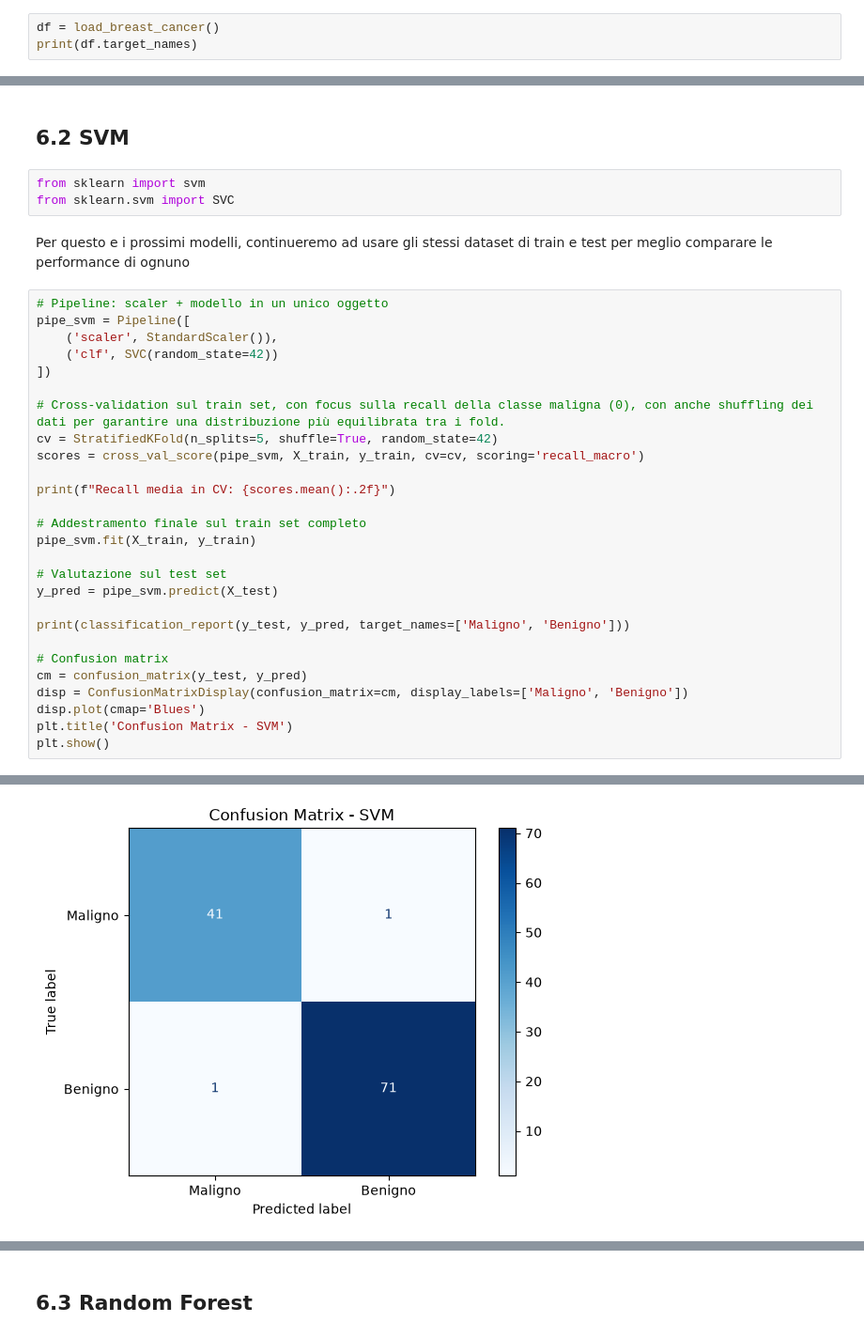
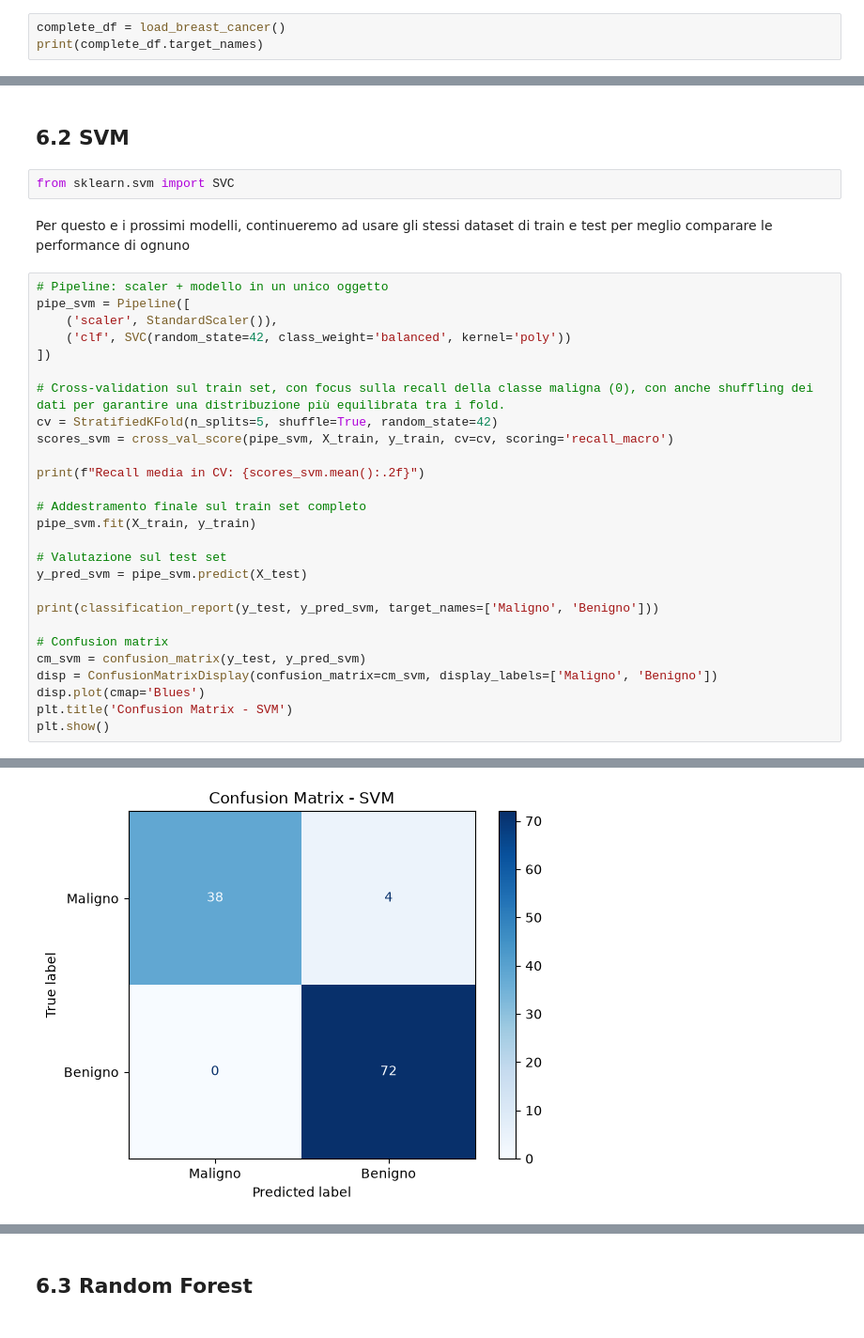
Before and after one commit to JacopoFoschi2/ElaboratoOIAML, a Jupyter notebook: progetto_esame.ipynb, the cells around one changed output, grey strips where cells are left out. Shown at 94% size. Drawn from its saved outputs; the diff is of its cells as text.

```diff
--- a/progetto_esame.ipynb
+++ b/progetto_esame.ipynb
@@ -62,8 +62,8 @@ df.head()
 # %% [markdown]
 Per confermare immidiatamente a cosa si riferisce la variabile target, chiediamo direttamente al dataset
 # %%
-df = load_breast_cancer()
-print(df.target_names)
+complete_df = load_breast_cancer()
+print(complete_df.target_names)
 # %% [output]
 ['malignant' 'benign']
 # %% [markdown]
@@ -359,7 +359,6 @@ I risultati promettono bene, la recall è alta ma comunque in campo medico sareb
 # %% [markdown]
 ## **6.2 SVM**
 # %%
-from sklearn import svm
 from sklearn.svm import SVC
 # %% [markdown]
 Per questo e i prossimi modelli, continueremo ad usare gli stessi dataset di train e test per meglio comparare le performance di ognuno
@@ -367,26 +366,26 @@ Per questo e i prossimi modelli, continueremo ad usare gli stessi dataset di tra
 # Pipeline: scaler + modello in un unico oggetto
 pipe_svm = Pipeline([
     ('scaler', StandardScaler()),
-    ('clf', SVC(random_state=42))
+    ('clf', SVC(random_state=42, class_weight='balanced', kernel='poly'))
 ])
 
 # Cross-validation sul train set, con focus sulla recall della classe maligna (0), con anche shuffling dei dati per garantire una distribuzione più equilibrata tra i fold.
 cv = StratifiedKFold(n_splits=5, shuffle=True, random_state=42)
-scores = cross_val_score(pipe_svm, X_train, y_train, cv=cv, scoring='recall_macro')
+scores_svm = cross_val_score(pipe_svm, X_train, y_train, cv=cv, scoring='recall_macro')
 
-print(f"Recall media in CV: {scores.mean():.2f}")
+print(f"Recall media in CV: {scores_svm.mean():.2f}")
 
 # Addestramento finale sul train set completo
 pipe_svm.fit(X_train, y_train)
 
 # Valutazione sul test set
-y_pred = pipe_svm.predict(X_test)
+y_pred_svm = pipe_svm.predict(X_test)
 
-print(classification_report(y_test, y_pred, target_names=['Maligno', 'Benigno']))
+print(classification_report(y_test, y_pred_svm, target_names=['Maligno', 'Benigno']))
 
 # Confusion matrix
-cm = confusion_matrix(y_test, y_pred)
-disp = ConfusionMatrixDisplay(confusion_matrix=cm, display_labels=['Maligno', 'Benigno'])
+cm_svm = confusion_matrix(y_test, y_pred_svm)
+disp = ConfusionMatrixDisplay(confusion_matrix=cm_svm, display_labels=['Maligno', 'Benigno'])
 disp.plot(cmap='Blues')
 plt.title('Confusion Matrix - SVM')
 plt.show()
@@ -403,2 +402,2 @@ weighted avg       0.98      0.98      0.98       114
-[figure, old version]
+[figure, new version]
 # %% [markdown]
```
Also changed, not shown: parts of 15 cells of this notebook.
